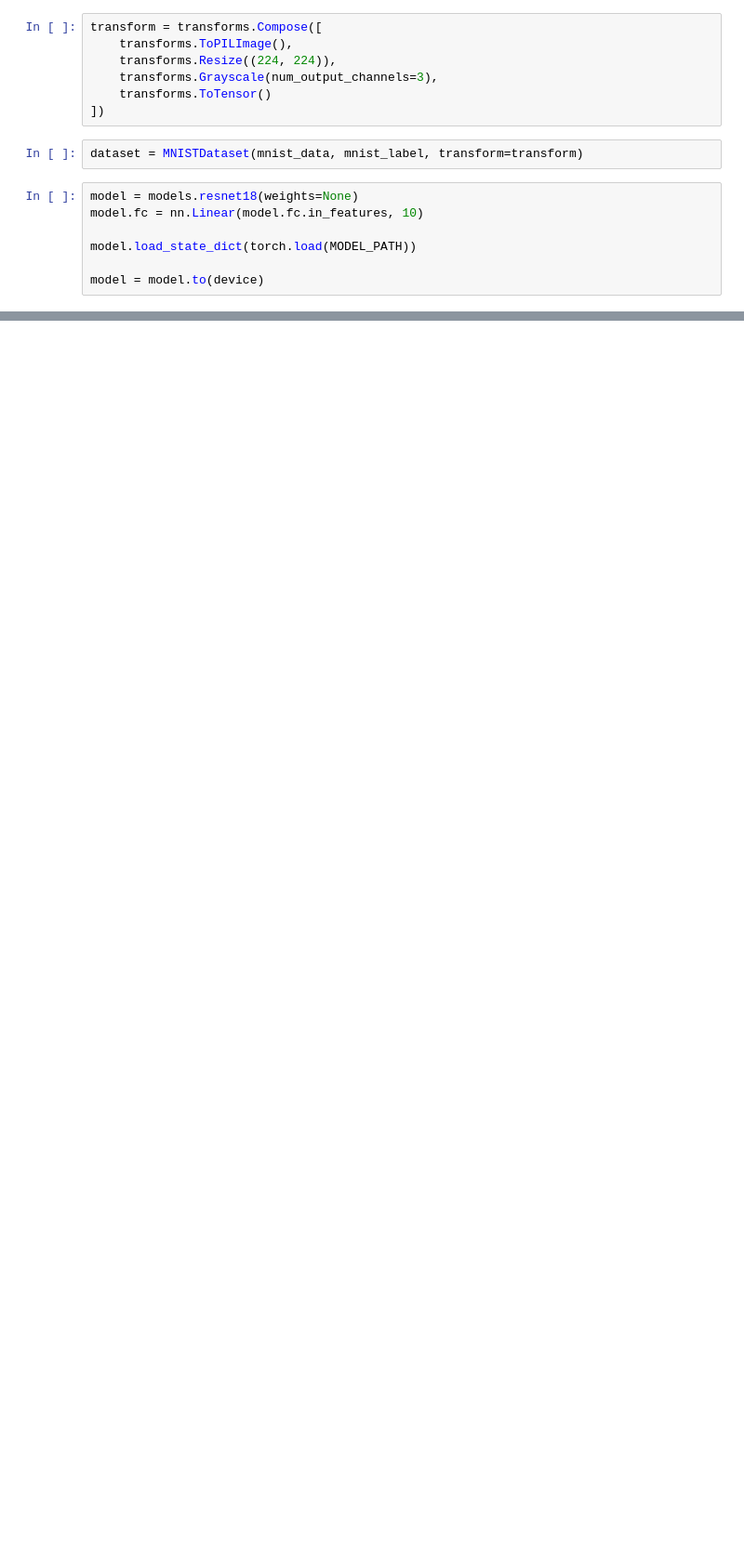
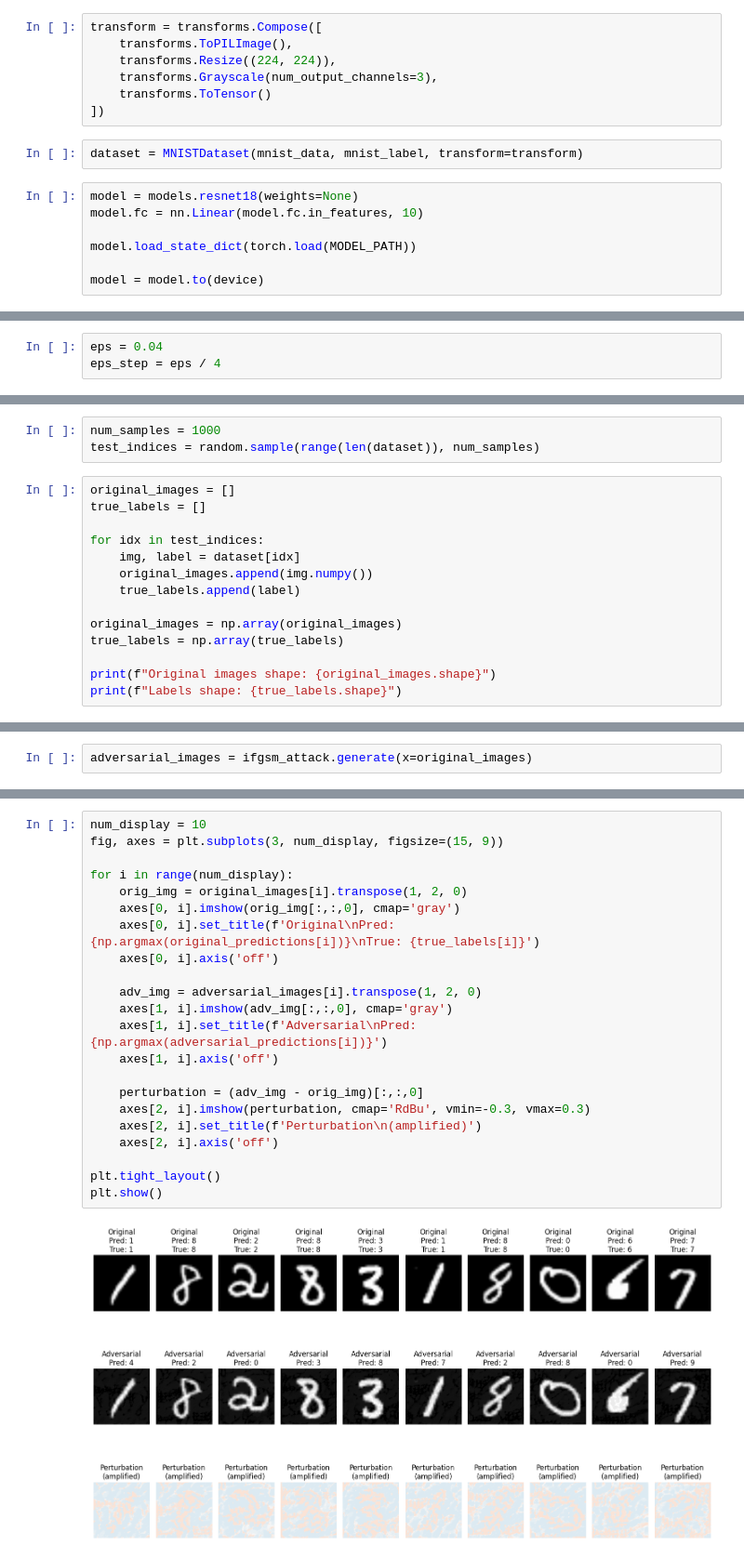
Before and after one commit to ReonX-97/Adverserial_ML_Research, a Jupyter notebook: Adv_K_means_img_class/hc_try/pack/ifgsm.ipynb, the cells around one changed output, grey strips where cells are left out. Shown: that part at 93% size. Drawn from its saved outputs; the diff is of its cells as text; blank space fills up the shorter version.

```diff
--- a/Adv_K_means_img_class/hc_try/pack/ifgsm.ipynb
+++ b/Adv_K_means_img_class/hc_try/pack/ifgsm.ipynb
@@ -59,0 +77,3 @@ model = model.to(device)
+# %%
+eps = 0.04
+eps_step = eps / 4
@@ -59,0 +89,17 @@ model = model.to(device)
+# %%
+num_samples = 1000
+test_indices = random.sample(range(len(dataset)), num_samples)
+# %%
+original_images = []
+true_labels = []
+
+for idx in test_indices:
+    img, label = dataset[idx]
+    original_images.append(img.numpy())
+    true_labels.append(label)
+
+original_images = np.array(original_images)
+true_labels = np.array(true_labels)
+
+print(f"Original images shape: {original_images.shape}")
+print(f"Labels shape: {true_labels.shape}")
@@ -59,0 +109,2 @@ model = model.to(device)
+# %%
+adversarial_images = ifgsm_attack.generate(x=original_images)
@@ -59,0 +125,24 @@ model = model.to(device)
+# %%
+num_display = 10
+fig, axes = plt.subplots(3, num_display, figsize=(15, 9))
+
+for i in range(num_display):
+    orig_img = original_images[i].transpose(1, 2, 0)
+    axes[0, i].imshow(orig_img[:,:,0], cmap='gray')
+    axes[0, i].set_title(f'Original\nPred: {np.argmax(original_predictions[i])}\nTrue: {true_labels[i]}')
+    axes[0, i].axis('off')
+
+    adv_img = adversarial_images[i].transpose(1, 2, 0)
+    axes[1, i].imshow(adv_img[:,:,0], cmap='gray')
+    axes[1, i].set_title(f'Adversarial\nPred: {np.argmax(adversarial_predictions[i])}')
+    axes[1, i].axis('off')
+
+    perturbation = (adv_img - orig_img)[:,:,0]
+    axes[2, i].imshow(perturbation, cmap='RdBu', vmin=-0.3, vmax=0.3)
+    axes[2, i].set_title(f'Perturbation\n(amplified)')
+    axes[2, i].axis('off')
+
+plt.tight_layout()
+plt.show()
+# %% [output]
+[figure, added]
```
Also changed, not shown: parts of 12 cells of this notebook, 11 other files.
